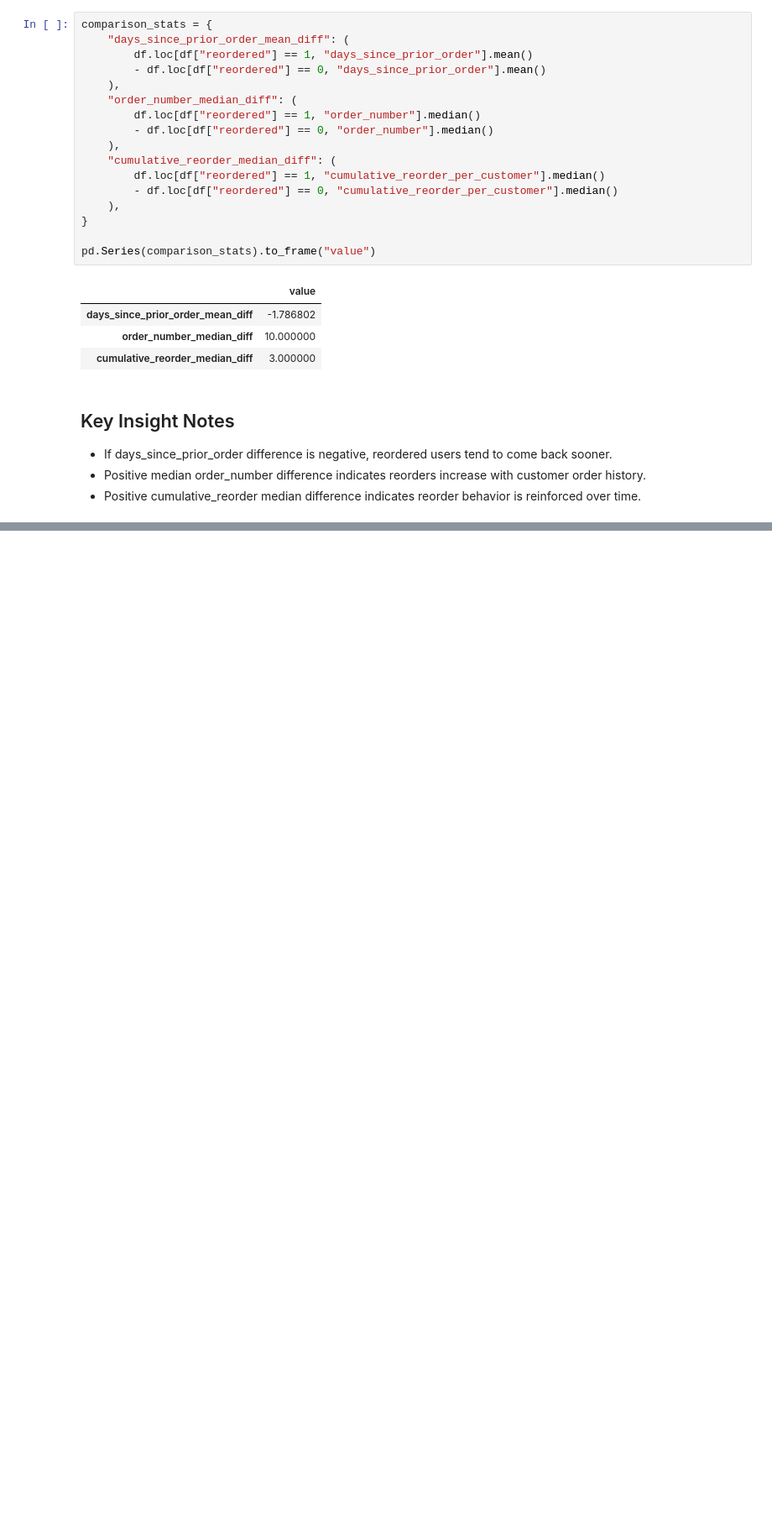
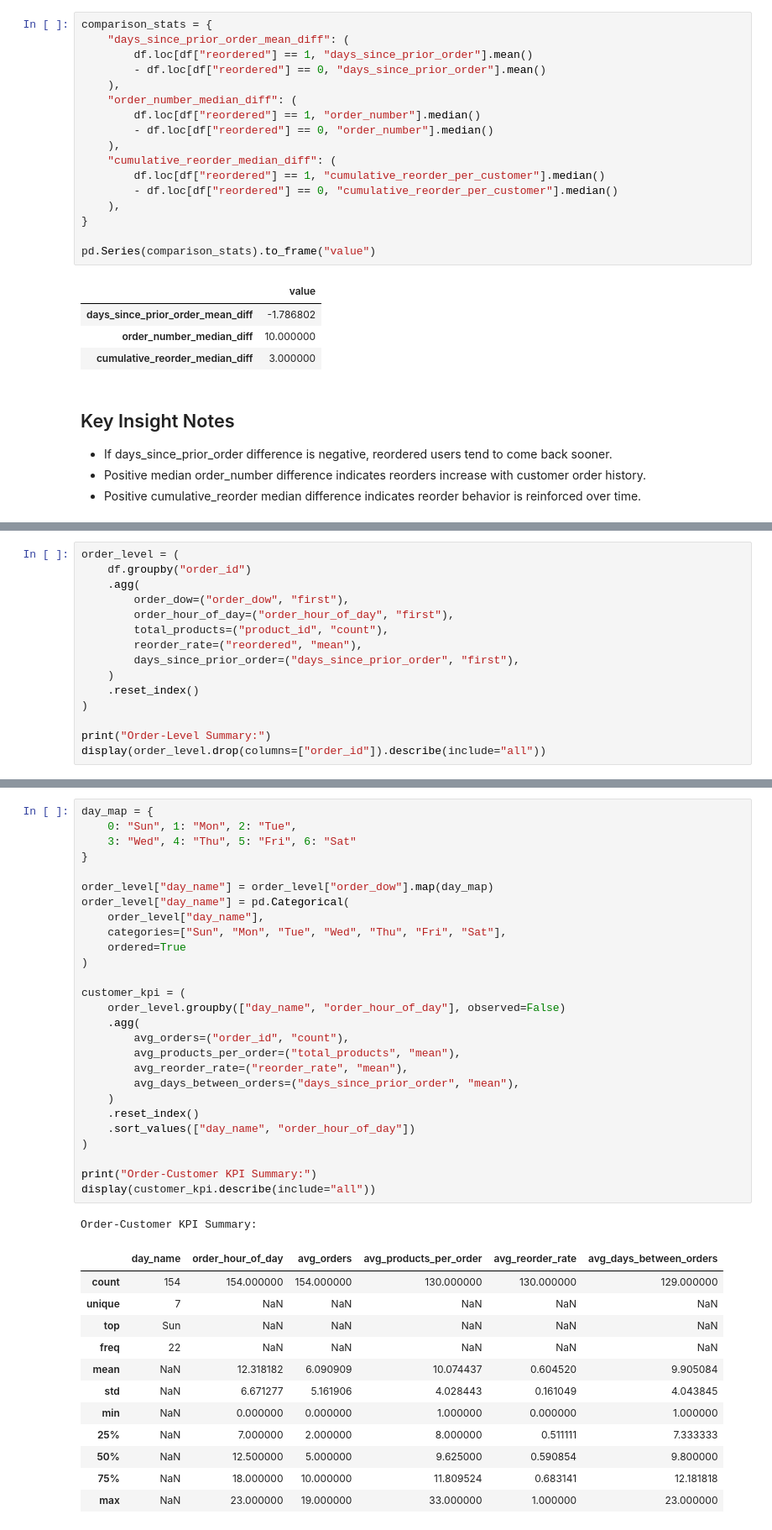
Before and after one commit to ppts2545/Instacart-Market-Basket-Analysis, a Jupyter notebook: notebooks/02_Exploratory_Data_Analysis/02_customer_behavior.ipynb, the cells around one changed output, grey strips where cells are left out. Shown at 84% size. Cells and saved outputs as stored; diff of their text form; blank space fills up the shorter version.

```diff
--- a/notebooks/02_Exploratory_Data_Analysis/02_customer_behavior.ipynb
+++ b/notebooks/02_Exploratory_Data_Analysis/02_customer_behavior.ipynb
@@ -140,0 +145,15 @@ pd.Series(comparison_stats).to_frame("value")
+# %%
+order_level = (
+    df.groupby("order_id")
+    .agg(
+        order_dow=("order_dow", "first"),
+        order_hour_of_day=("order_hour_of_day", "first"),
+        total_products=("product_id", "count"),
+        reorder_rate=("reordered", "mean"),
+        days_since_prior_order=("days_since_prior_order", "first"),
+    )
+    .reset_index()
+)
+
+print("Order-Level Summary:")
+display(order_level.drop(columns=["order_id"]).describe(include="all"))
@@ -140,0 +171,41 @@ pd.Series(comparison_stats).to_frame("value")
+# %%
+day_map = {
+    0: "Sun", 1: "Mon", 2: "Tue",
+    3: "Wed", 4: "Thu", 5: "Fri", 6: "Sat"
+}
+
+order_level["day_name"] = order_level["order_dow"].map(day_map)
+order_level["day_name"] = pd.Categorical(
+    order_level["day_name"],
+    categories=["Sun", "Mon", "Tue", "Wed", "Thu", "Fri", "Sat"],
+    ordered=True
+)
+
+customer_kpi = (
+    order_level.groupby(["day_name", "order_hour_of_day"], observed=False)
+    .agg(
+        avg_orders=("order_id", "count"),
+        avg_products_per_order=("total_products", "mean"),
+        avg_reorder_rate=("reorder_rate", "mean"),
+        avg_days_between_orders=("days_since_prior_order", "mean"),
+    )
+    .reset_index()
+    .sort_values(["day_name", "order_hour_of_day"])
+)
+
+print("Order-Customer KPI Summary:")
+display(customer_kpi.describe(include="all"))
+# %% [output]
+Order-Customer KPI Summary:
+|  | day_name | order_hour_of_day | avg_orders | avg_products_per_order | avg_reorder_rate | avg_days_between_orders |
+| count | 154 | 154.000000 | 154.000000 | 130.000000 | 130.000000 | 129.000000 |
+| unique | 7 | NaN | NaN | NaN | NaN | NaN |
+| top | Sun | NaN | NaN | NaN | NaN | NaN |
+| freq | 22 | NaN | NaN | NaN | NaN | NaN |
+| mean | NaN | 12.318182 | 6.090909 | 10.074437 | 0.604520 | 9.905084 |
+| std | NaN | 6.671277 | 5.161906 | 4.028443 | 0.161049 | 4.043845 |
+| min | NaN | 0.000000 | 0.000000 | 1.000000 | 0.000000 | 1.000000 |
+| 25% | NaN | 7.000000 | 2.000000 | 8.000000 | 0.511111 | 7.333333 |
+| 50% | NaN | 12.500000 | 5.000000 | 9.625000 | 0.590854 | 9.800000 |
+| 75% | NaN | 18.000000 | 10.000000 | 11.809524 | 0.683141 | 12.181818 |
+| max | NaN | 23.000000 | 19.000000 | 33.000000 | 1.000000 | 23.000000 |
```
Also changed, not shown: parts of 6 cells of this notebook.
